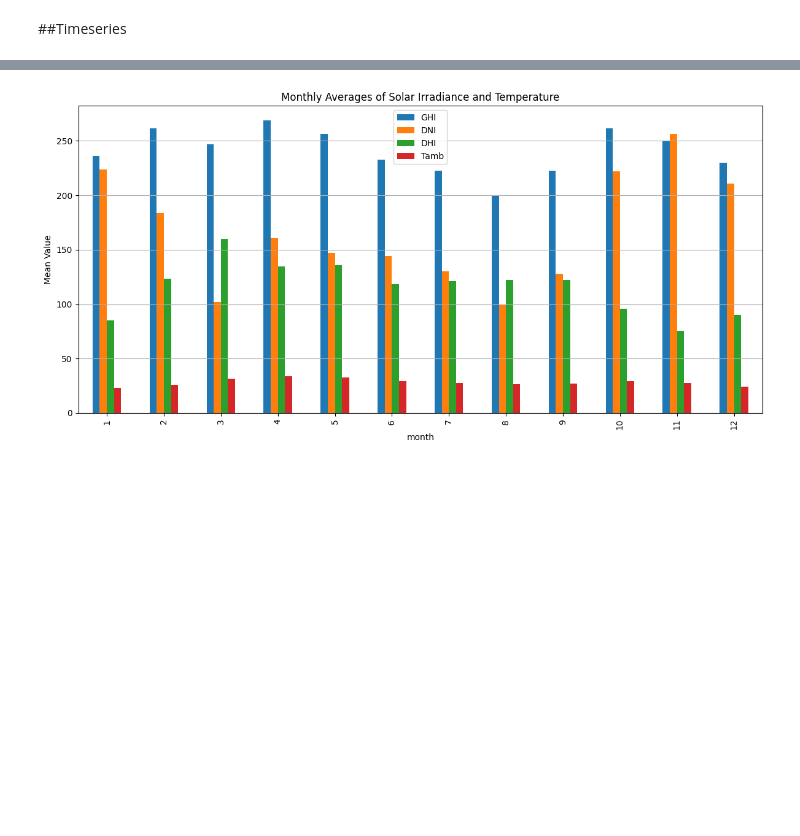
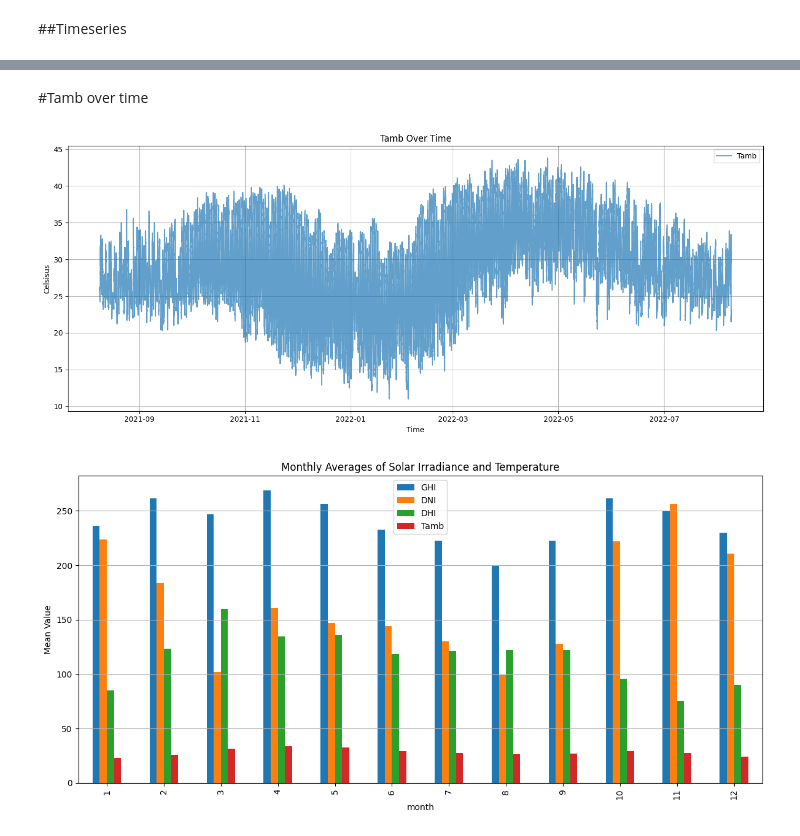
Before and after one commit to samuelkibret/solar-challenge-week1, a Jupyter notebook: notebooks/benin-eda.ipynb, the cells around one changed output, grey strips where cells are left out. Drawn from its saved outputs; the diff is of its cells as text; code cells hidden in the pictures; blank space fills up the shorter version.

```diff
--- a/notebooks/benin-eda.ipynb
+++ b/notebooks/benin-eda.ipynb
@@ -160,2 +163,17 @@ plt.show()
+# %% [markdown]
+#Tamb over time
+# %%
+plt.figure(figsize=(14, 6))
+plt.plot(df['Timestamp'], df["Tamb"], label="Tamb", alpha=0.7)
+
+plt.title('Tamb Over Time')
+plt.xlabel('Time')
+plt.ylabel('Celsisus')
+plt.legend()
+plt.grid(True)
+plt.tight_layout()
+plt.show()
+# %% [output]
+[figure, added]
 # %%
 df['month'] = df['Timestamp'].dt.month
```
Also changed, not shown: parts of 18 cells of this notebook.
